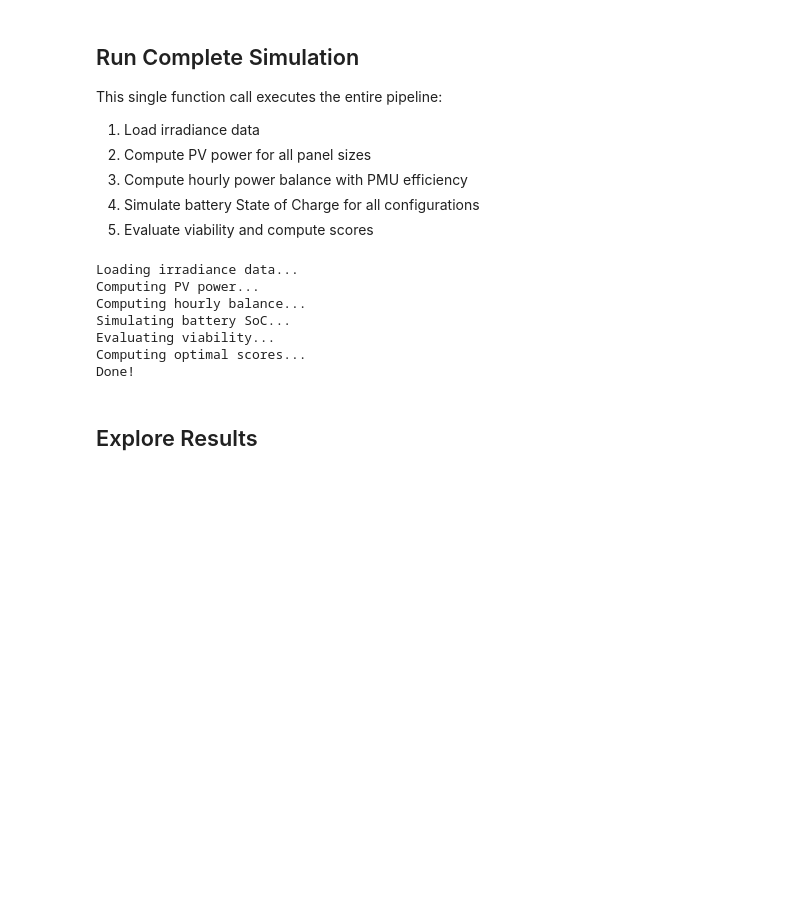
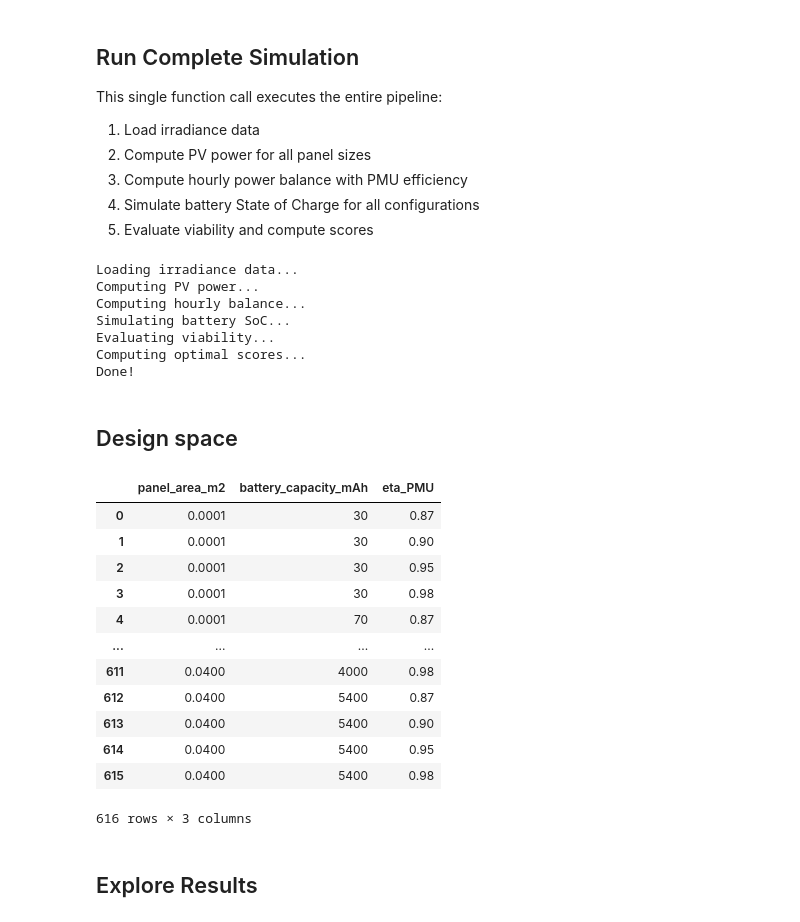
Before and after one commit to UCLM-ARCO/oasis-ehs, a Jupyter notebook: analyze-dataset.ipynb, the cells around one changed output. Drawn from its saved outputs; the diff is of its cells as text; code cells hidden in the pictures; blank space fills up the shorter version.

```diff
--- a/analyze-dataset.ipynb
+++ b/analyze-dataset.ipynb
@@ -40,6 +39,25 @@ Simulating battery SoC...
 Evaluating viability...
 Computing optimal scores...
 Done!
+# %% [markdown]
+## Design space
+# %%
+df_design = simulator.build_design_space()
+df_design
+# %% [output]
+|  | panel_area_m2 | battery_capacity_mAh | eta_PMU |
+| 0 | 0.0001 | 30 | 0.87 |
+| 1 | 0.0001 | 30 | 0.90 |
+| 2 | 0.0001 | 30 | 0.95 |
+| 3 | 0.0001 | 30 | 0.98 |
+| 4 | 0.0001 | 70 | 0.87 |
+| ... | ... | ... | ... |
+| 611 | 0.0400 | 4000 | 0.98 |
+| 612 | 0.0400 | 5400 | 0.87 |
+| 613 | 0.0400 | 5400 | 0.90 |
+| 614 | 0.0400 | 5400 | 0.95 |
+| 615 | 0.0400 | 5400 | 0.98 |
+616 rows × 3 columns
 # %% [markdown]
 ## Explore Results
 # %%
```
Also changed, not shown: parts of 13 cells of this notebook.
